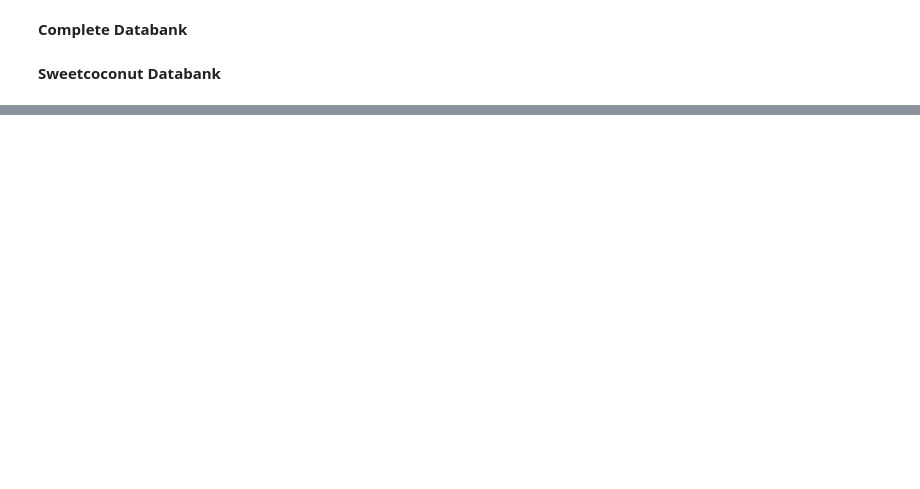
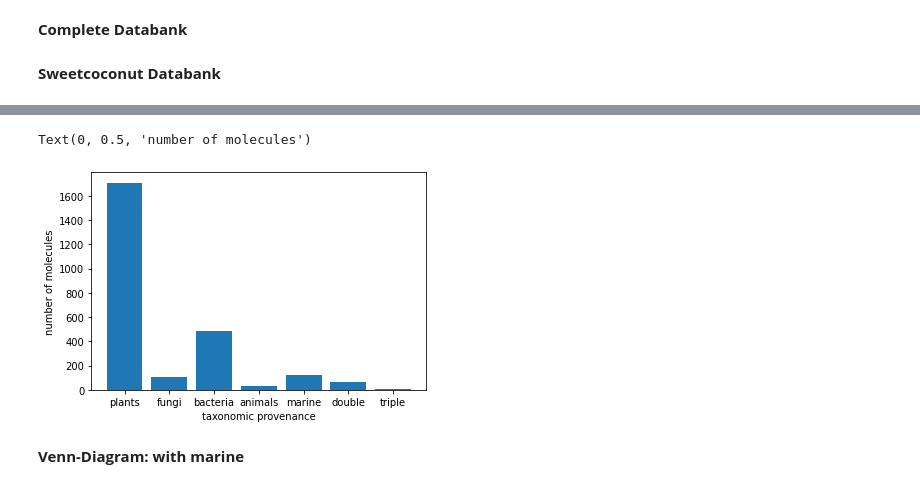
Before and after one commit to joaldi2208/Similarity-Network-for-aglycon-taxonomy, a Jupyter notebook: cds.ipynb, the cells around one changed output, grey strips where cells are left out. Saved outputs shown, nothing was run; the diff lists cells and outputs as text; code cells hidden in the pictures; blank space fills up the shorter version.

```diff
--- a/cds.ipynb
+++ b/cds.ipynb
@@ -271,0 +116,10 @@ same_aglycon_without_marine
+# %%
+df_NP["coconut_id"] = ""
+df_NP["taxonomy"] = ""
+# %%
+index = 0
+for mol in df_NP.deglycosilated_smiles:
+    all_rows = df_cutout_explode[df_cutout_explode["all_deglycosilated_smiles"]==mol]
+    df_NP.coconut_id[index] = (all_rows.coconut_id.values)
+    df_NP.taxonomy[index] = (all_rows.taxonomy.values)
+    index += 1
@@ -271,0 +128,8 @@ same_aglycon_without_marine
+# %%
+index = 0
+for tax_list in df_NP.taxonomy:
+    df_NP.taxonomy[index] = set(tax_list)
+    if len(df_NP.taxonomy[index]) >= 2:
+        if 'no' in df_NP.taxonomy[index]:
+            df_NP.taxonomy[index].remove('no')
+    index += 1
@@ -271,0 +140,6 @@ same_aglycon_without_marine
+# %%
+cnt = Counter()
+for tax_list in df_NP.taxonomy:
+    for tax in list(tax_list):
+        if tax != 'no':
+            cnt[tax] += 1
@@ -271,0 +156,9 @@ same_aglycon_without_marine
+# %%
+plt.bar(cnt.keys(),cnt.values())
+plt.xlabel('taxonomic provenance')
+plt.ylabel('number of molecules')
+# %% [output]
+Text(0, 0.5, 'number of molecules')
+[figure, added]
+# %% [markdown]
+**Venn-Diagram: with marine**
```
Also changed, not shown: parts of 118 cells of this notebook.
